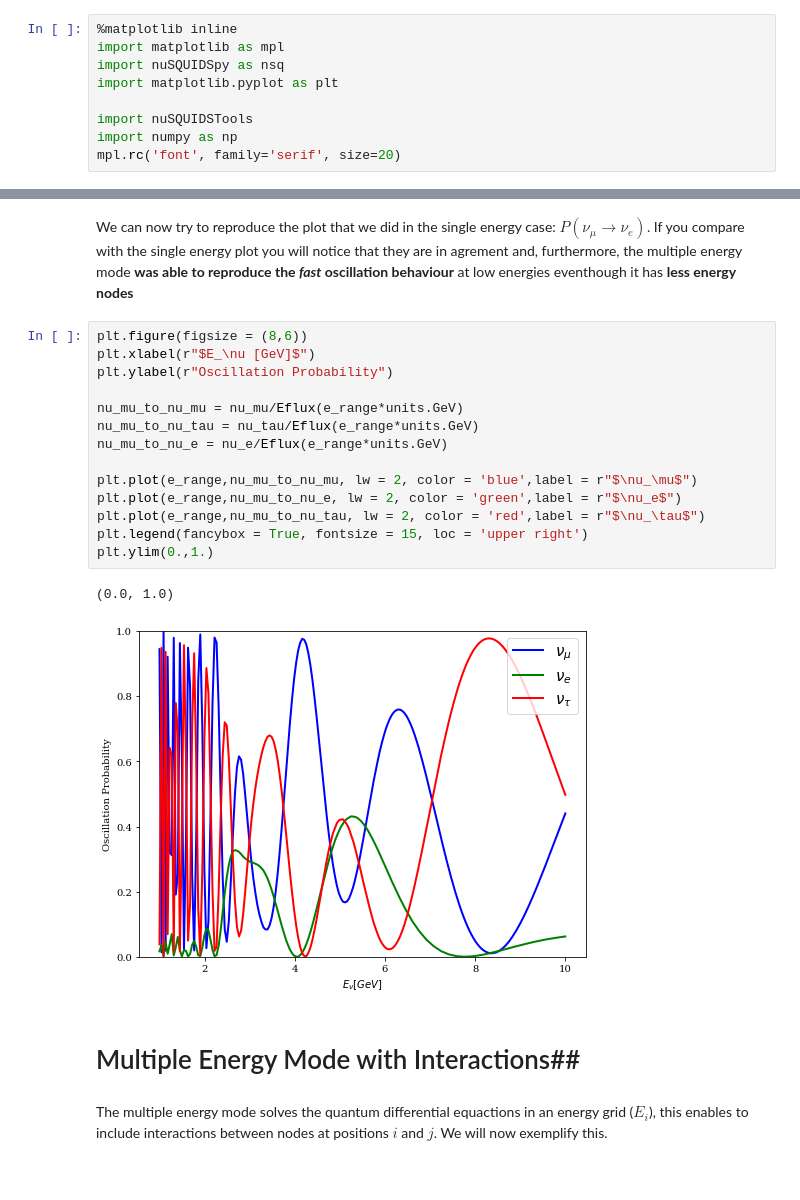
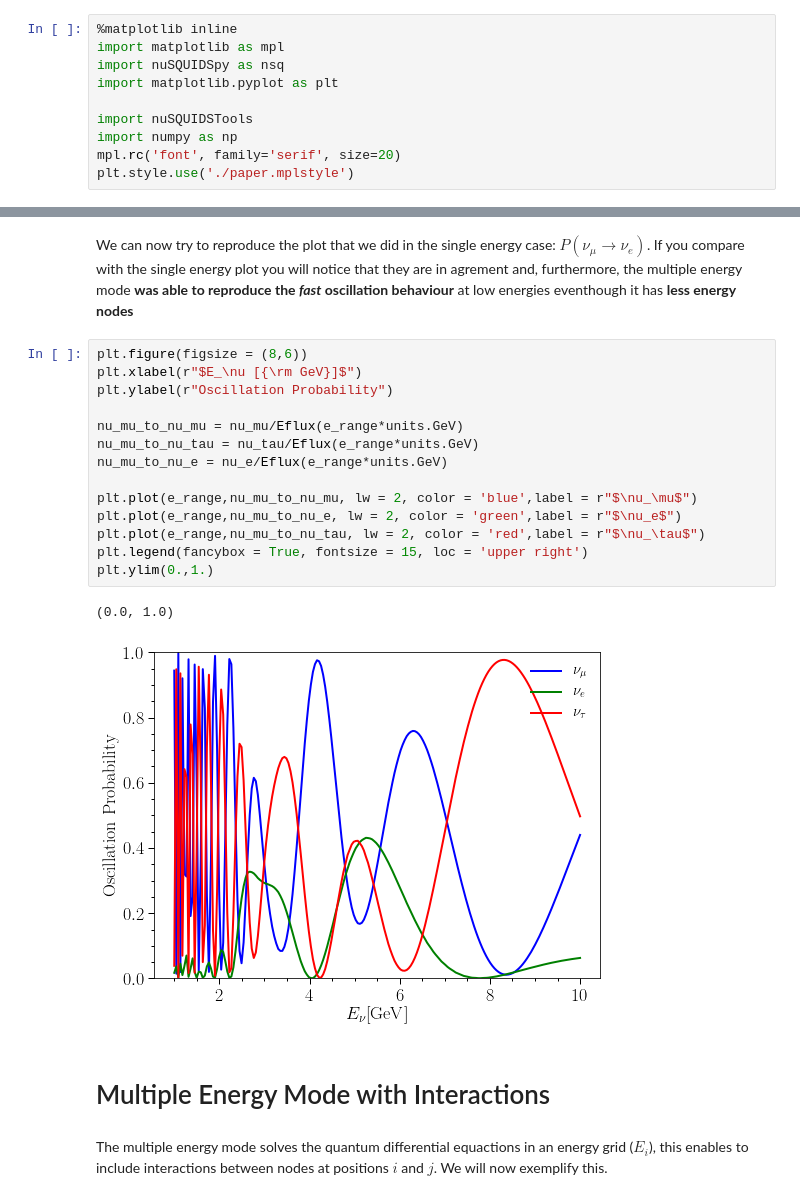
Before and after one commit to arguelles/nuSQuIDS, a Jupyter notebook: resources/python/example/nuSQUIDS-DEMO.ipynb, the cells around one changed output, grey strips where cells are left out. Cells and saved outputs as stored; diff of their text form.

```diff
--- a/resources/python/example/nuSQUIDS-DEMO.ipynb
+++ b/resources/python/example/nuSQUIDS-DEMO.ipynb
@@ -9,6 +9,7 @@ import matplotlib.pyplot as plt
 import nuSQUIDSTools
 import numpy as np
 mpl.rc('font', family='serif', size=20)
+plt.style.use('./paper.mplstyle')
 # %% [markdown]
 Welcome to the $\nu$-SQuIDS demo. In
 this notebook we will demostrate some of the functionalities of the $\nu$-SQuIDS' python bindings. All of the calculations performed here can also be done in the C++ interface. Enjoy :)! Carlos, Jordi & Chris.
@@ -340,23 +337,23 @@ plt.semilogy()
 We can now try to reproduce the plot that we did in the single energy case: $P(\nu_\mu \to \nu_e)$. If you compare with the single energy plot you will notice that they are in agrement and, furthermore, the multiple energy mode **was able to reproduce the *fast* oscillation behaviour** at low energies eventhough it has **less energy nodes**
 # %%
 plt.figure(figsize = (8,6))
-plt.xlabel(r"$E_\nu [GeV]$")
+plt.xlabel(r"$E_\nu [{\rm GeV}]$")
 plt.ylabel(r"Oscillation Probability")
 
 nu_mu_to_nu_mu = nu_mu/Eflux(e_range*units.GeV)
 nu_mu_to_nu_tau = nu_tau/Eflux(e_range*units.GeV)
 nu_mu_to_nu_e = nu_e/Eflux(e_range*units.GeV)
 
 plt.plot(e_range,nu_mu_to_nu_mu, lw = 2, color = 'blue',label = r"$\nu_\mu$")
 plt.plot(e_range,nu_mu_to_nu_e, lw = 2, color = 'green',label = r"$\nu_e$")
 plt.plot(e_range,nu_mu_to_nu_tau, lw = 2, color = 'red',label = r"$\nu_\tau$")
 plt.legend(fancybox = True, fontsize = 15, loc = 'upper right')
 plt.ylim(0.,1.)
 # %% [output]
 (0.0, 1.0)
-[figure, old version]
+[figure, new version]
 # %% [markdown]
-# Multiple Energy Mode with Interactions##
+# Multiple Energy Mode with Interactions
 # %% [markdown]
 The multiple energy mode solves the quantum differential equactions in an energy grid (${E_i}$), this enables to include interactions between nodes at positions $i$ and $j$. We will now exemplify this.
 # %%
```
Also changed, not shown: parts of 23 cells of this notebook, 6 other files.
